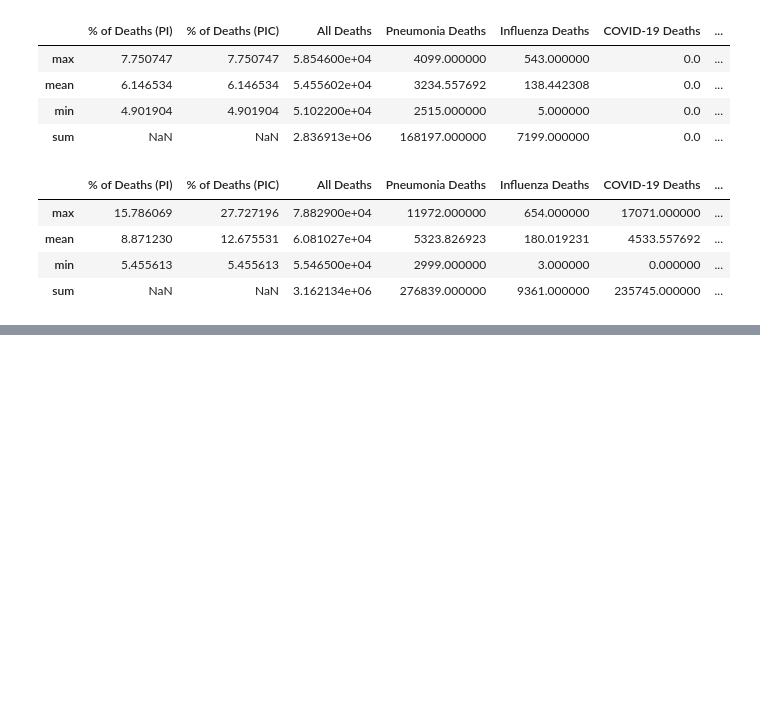
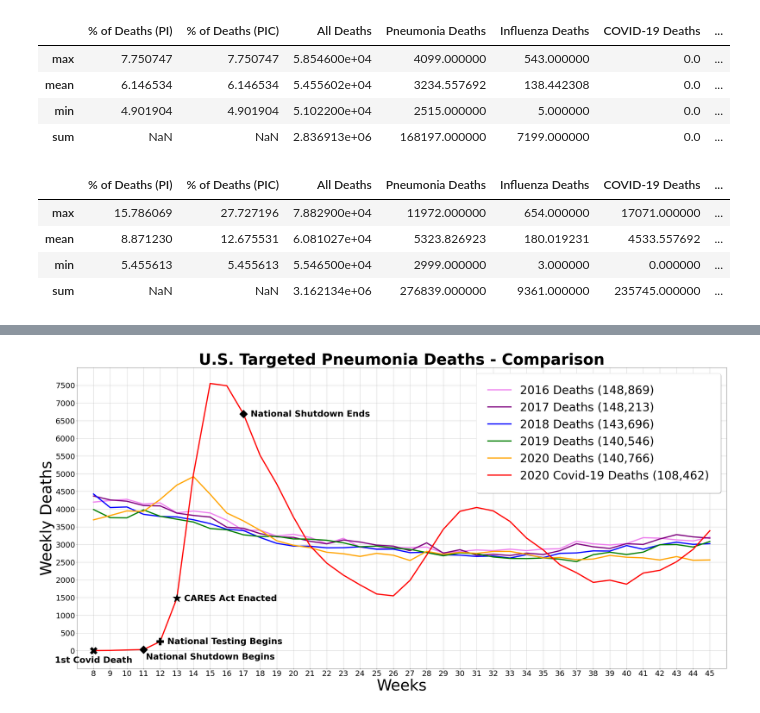
Before and after one commit to chadmilburn/COVID, a Jupyter notebook: flu_covid_analysis.ipynb, the cells around one changed output, grey strips where cells are left out. Saved outputs shown, nothing was run; the diff lists cells and outputs as text; code cells hidden in the pictures; blank space fills up the shorter version.

```diff
--- a/flu_covid_analysis.ipynb
+++ b/flu_covid_analysis.ipynb
@@ -474,0 +516,8 @@ plt.show()
+# %%
+data_2020["COVID-19_Pneumonia"] = (data_2020["Pneumonia Deaths"] +
+                                   data_2020["Influenza Deaths"] +
+                                   data_2020["COVID-19 Deaths"]) - data_2020["Deaths (PIC)"]
+# %%
+data_2020["Other_Pneumonia"] = data_2020["Pneumonia Deaths"] - data_2020["COVID-19_Pneumonia"]
+# %%
+data_2020["COVID-19_Other"] = data_2020["COVID-19 Deaths"] - data_2020["COVID-19_Pneumonia"]
@@ -474,0 +580,70 @@ plt.show()
+# %%
+# Targeted Pneumonia Data
+tpneu_2016 = pdata_2016["Pneumonia Deaths"]
+tpneu_2017 = pdata_2017["Pneumonia Deaths"]
+tpneu_2018 = pdata_2018["Pneumonia Deaths"]
+tpneu_2019 = pdata_2019["Pneumonia Deaths"]
+tpneu_2020 = pdata_2020["Other_Pneumonia"]
+cpneu_2020 = pdata_2020["COVID-19_Pneumonia"]
+pweeks = pd.Series(range(8,46))
+pweeks = pweeks.astype(str)
+# %%
+# Plot The 'Targeted Pneumonia Deaths' Annual Data As A Line Chart
+deaths_2016, = plt.plot(pweeks, tpneu_2016, color="violet", label="2016 Deaths (148,869)", linewidth=5)
+deaths_2017, = plt.plot(pweeks, tpneu_2017, color="purple", label="2017 Deaths (148,213)", linewidth=5)
+deaths_2018, = plt.plot(pweeks, tpneu_2018, color="blue", label="2018 Deaths (143,696)", linewidth=5)
+deaths_2019, = plt.plot(pweeks, tpneu_2019, color="green", label="2019 Deaths (140,546)", linewidth=5)
+deaths_2020, = plt.plot(pweeks, tpneu_2020, color="orange", label="2020 Deaths (140,766)", linewidth=5)
+cdeaths_2020, = plt.plot(pweeks, cpneu_2020, color="red", label="2020 Covid-19 Deaths (108,462)", linewidth=5)
+
+# Create Chart Title
+plt.title("U.S. Targeted Pneumonia Deaths - Comparison", fontsize=64, weight='bold')
+
+# Create A Legend For The Chart
+plt.legend(handles=[deaths_2016, deaths_2017, deaths_2018, deaths_2019, deaths_2020, cdeaths_2020], loc="best", fontsize=48, fancybox=True, framealpha=1, shadow=True, borderpad=1)
+
+# Create labels For The X And Y Axis
+plt.xlabel("Weeks", fontsize=64)
+plt.ylabel("Weekly Deaths", fontsize=64)
+
+# Set The Limits For The X And Y Axis
+plt.xlim(-1,38)
+plt.ylim(-500,8000)
+
+# Set A Grid For The Chart
+plt.grid()
+
+# Adjust Fontsize And Scale For The X And Y Axis
+plt.xticks(fontsize=32)
+plt.yticks(np.arange(0, 8000, step=500), fontsize=32)
+
+# Set Figure Chart Size
+plt.rcParams["figure.figsize"] = [100,50]
+
+# Add Covid-19 Starting Point To Chart
+plt.annotate("1st Covid Death", (0, 1), textcoords="offset points", xytext=(0, -50), ha='center', fontsize=36, weight='bold')
+plt.plot(0, 1, marker="X", ms=30, color="k")
+
+# Add National Shutdown Starting and Ending Point To Chart
+plt.annotate("National Shutdown Begins", (3, 29), textcoords="offset points", xytext=(10,-40), ha='left', fontsize=36, weight='bold')
+plt.plot(3, 29, marker="D", ms=24, color="k")
+plt.annotate("National Shutdown Ends", (9, 6690), textcoords="offset points", xytext=(30,-10), ha='left', fontsize=36, weight='bold')
+plt.plot(9, 6690, marker="D", ms=24, color="k")
+
+# Add National Testing Starting To Chart
+plt.annotate("National Testing Begins", (4, 257), textcoords="offset points", xytext=(30,-10), ha='left', fontsize=36, weight='bold')
+plt.plot(4, 257, marker="P", ms=30, color="k")
+
+# Add CARES Act Enactment To Chart
+plt.annotate("CARES Act Enacted", (5, 1478), textcoords="offset points", xytext=(30,-10), ha='left', fontsize=36, weight='bold')
+plt.plot(5, 1478, marker="*", ms=36, color="k")
+
+plt.tight_layout()
+
+# Save Plot As .png File
+plt.savefig("Targeted Pneumonia Deaths.png")
+
+# Show The Chart
+plt.show()
+# %% [output]
+[figure, added]
```
Also changed, not shown: parts of 14 cells of this notebook, 8 other files.
